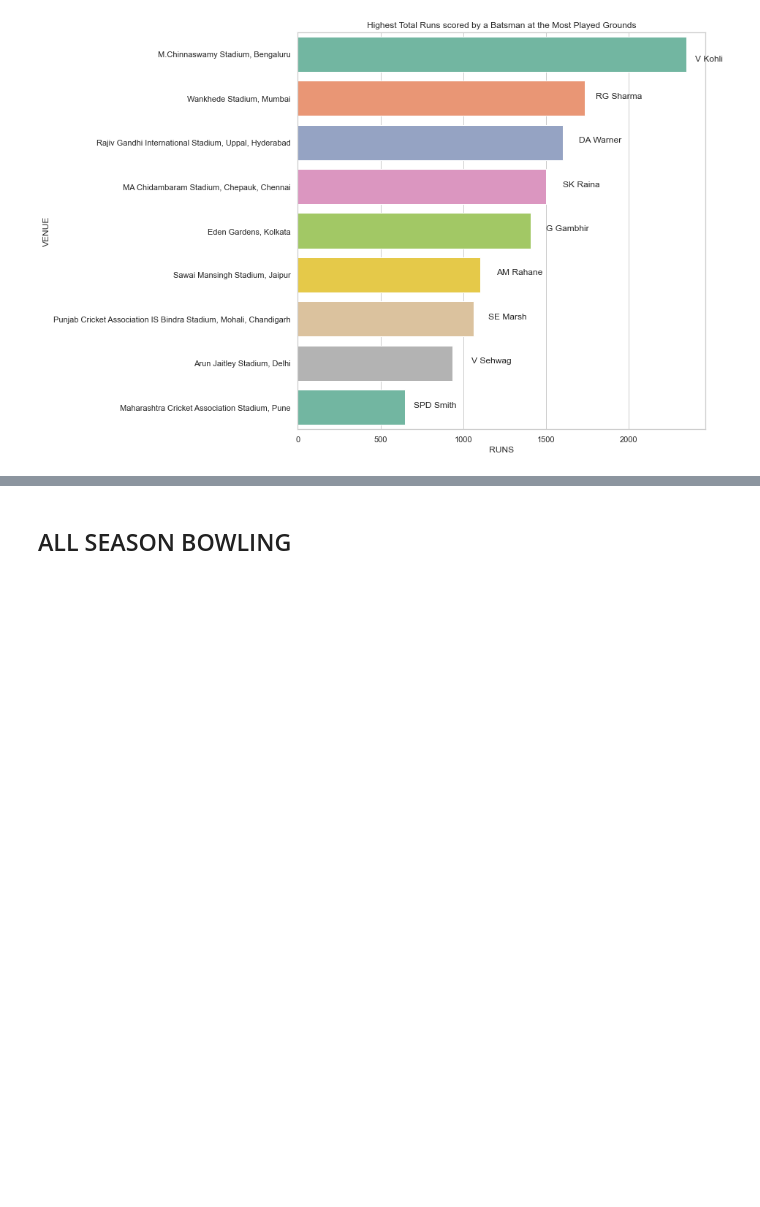
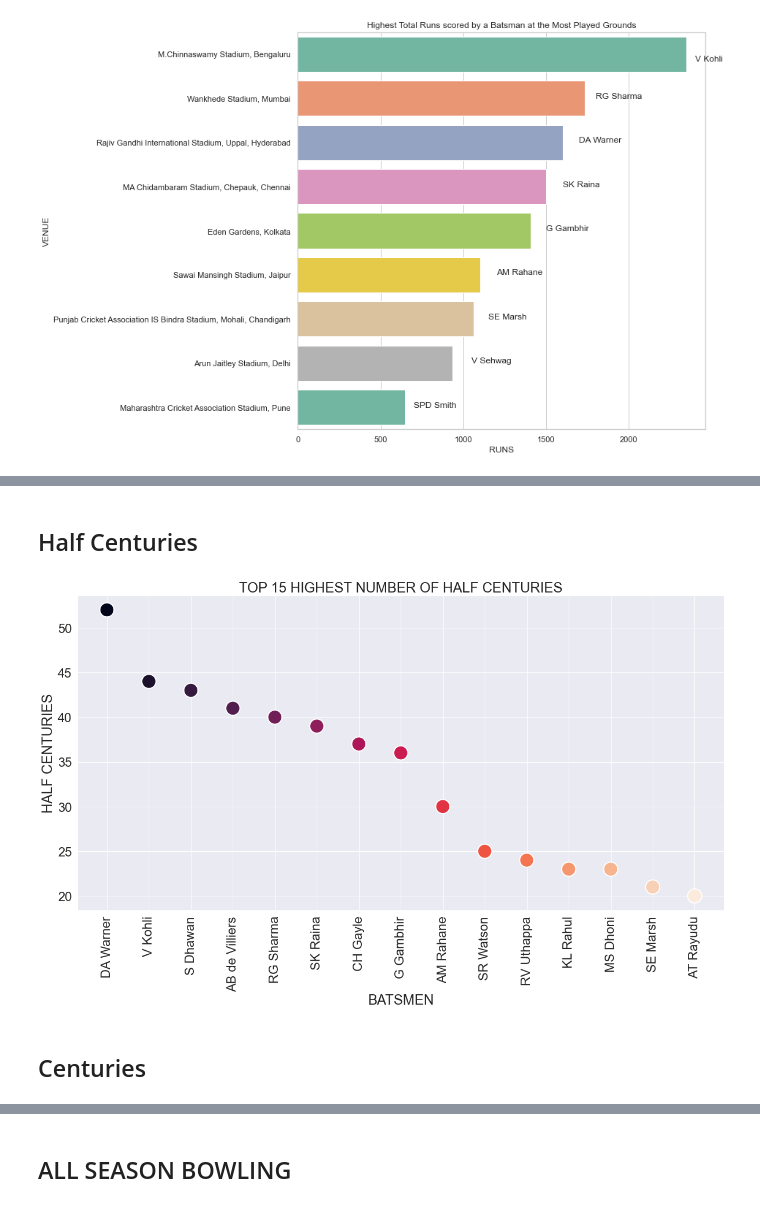
Before and after one commit to umesh-gattem/IPL-D-VIZ, a Jupyter notebook: project/Data Visualization project_murtaza.ipynb, the cells around one changed output, grey strips where cells are left out. Drawn from its saved outputs; the diff is of its cells as text; code cells hidden in the pictures; blank space fills up the shorter version.

```diff
--- a/project/Data Visualization project_murtaza.ipynb
+++ b/project/Data Visualization project_murtaza.ipynb
@@ -1134,0 +1169,21 @@ plt.show()
+# %% [markdown]
+## Half Centuries
+# %%
+all_season_batting_card['half centuries'] = all_season_batting_card['runs'].apply(lambda x : 1 if x >= 50 else 0)
+all_season_batting_card['centuries'] = all_season_batting_card['runs'].apply(lambda x : 1 if x >= 100 else 0)
+# %%
+half_centuries_df = all_season_batting_card.groupby('name')['half centuries'].sum()
+half_centuries_df.sort_values(ascending=False, inplace=True)
+# %%
+sns.set_theme(font_scale=2)
+plt.figure(figsize = (20, 10))
+sns.scatterplot(x=half_centuries_df[:15].index, y=half_centuries_df[:15], s=600, c = list(range(len(half_centuries_df[:15]))))
+plt.title('TOP 15 HIGHEST NUMBER OF HALF CENTURIES')
+plt.xticks(rotation = 90)
+plt.xlabel('BATSMEN')
+plt.ylabel('HALF CENTURIES')
+plt.show()
+# %% [output]
+[figure, added]
+# %% [markdown]
+## Centuries
```
Also changed, not shown: parts of 17 cells of this notebook.
